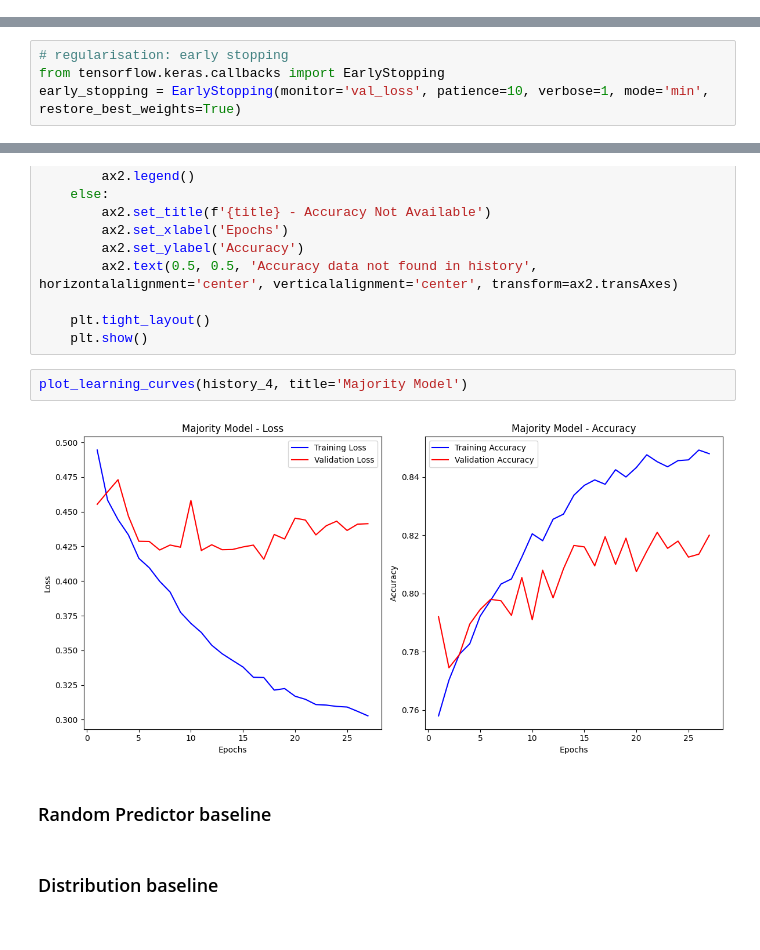
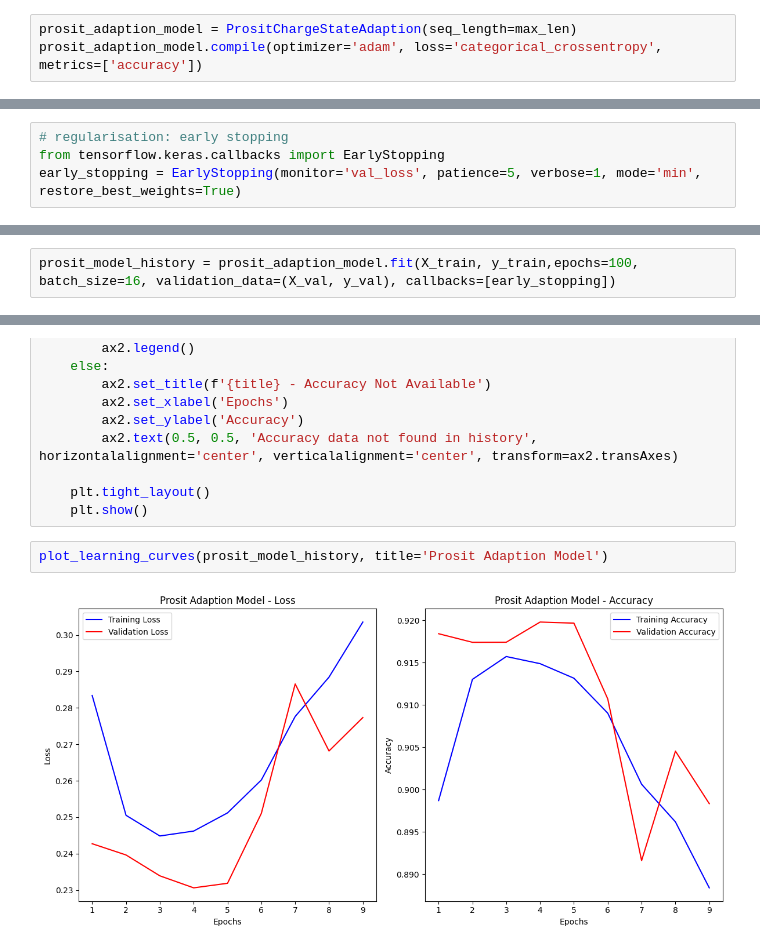
Before and after one commit to wilhelm-lab/dlomix, a Jupyter notebook: model_dev.ipynb, the cells around one changed output, grey strips where cells are left out. Cells and saved outputs as stored; diff of their text form.

Commit message:
dataprep: cleanup; model_dev: cleanup, processed data training, reporting; experimental_chargestate: new DominantChargeStatePredictorTest

```diff
--- a/model_dev.ipynb
+++ b/model_dev.ipynb
@@ -71,3 +144,6 @@ lstm_model_test.compile(optimizer='adam', loss='sparse_categorical_crossentropy'
 # %%
 all_of_it_test_model = LayerTestChargePredictor(seq_length=max_len)
 all_of_it_test_model.compile(optimizer='adam', loss='sparse_categorical_crossentropy', metrics=['accuracy'])
+# %%
+prosit_adaption_model = PrositChargeStateAdaption(seq_length=max_len)
+prosit_adaption_model.compile(optimizer='adam', loss='categorical_crossentropy', metrics=['accuracy'])
@@ -73,0 +155,4 @@ all_of_it_test_model.compile(optimizer='adam', loss='sparse_categorical_crossent
+# %%
+# regularisation: early stopping
+from tensorflow.keras.callbacks import EarlyStopping
+early_stopping = EarlyStopping(monitor='val_loss', patience=5, verbose=1, mode='min', restore_best_weights=True)
@@ -74,6 +168,4 @@ all_of_it_test_model.compile(optimizer='adam', loss='sparse_categorical_crossent
 # %% [markdown]
 ### Train models on dummy data
-# %%
-# regularisation: early stopping
-from tensorflow.keras.callbacks import EarlyStopping
-early_stopping = EarlyStopping(monitor='val_loss', patience=10, verbose=1, mode='min', restore_best_weights=True)
+# %%
+prosit_model_history = prosit_adaption_model.fit(X_train, y_train,epochs=100, batch_size=16, validation_data=(X_val, y_val), callbacks=[early_stopping])
@@ -211,10 +283,6 @@ def plot_learning_curves(history, title='Learning Curves'):
     plt.tight_layout()
     plt.show()
 # %%
-plot_learning_curves(history_4, title='Majority Model')
+plot_learning_curves(prosit_model_history, title='Prosit Adaption Model')
 # %% [output]
-[figure, old version]
+[figure, new version]
-# %% [markdown]
-### Random Predictor baseline
-# %% [markdown]
-### Distribution baseline
```
Also changed, not shown: parts of 31 cells of this notebook, 2 other files.
